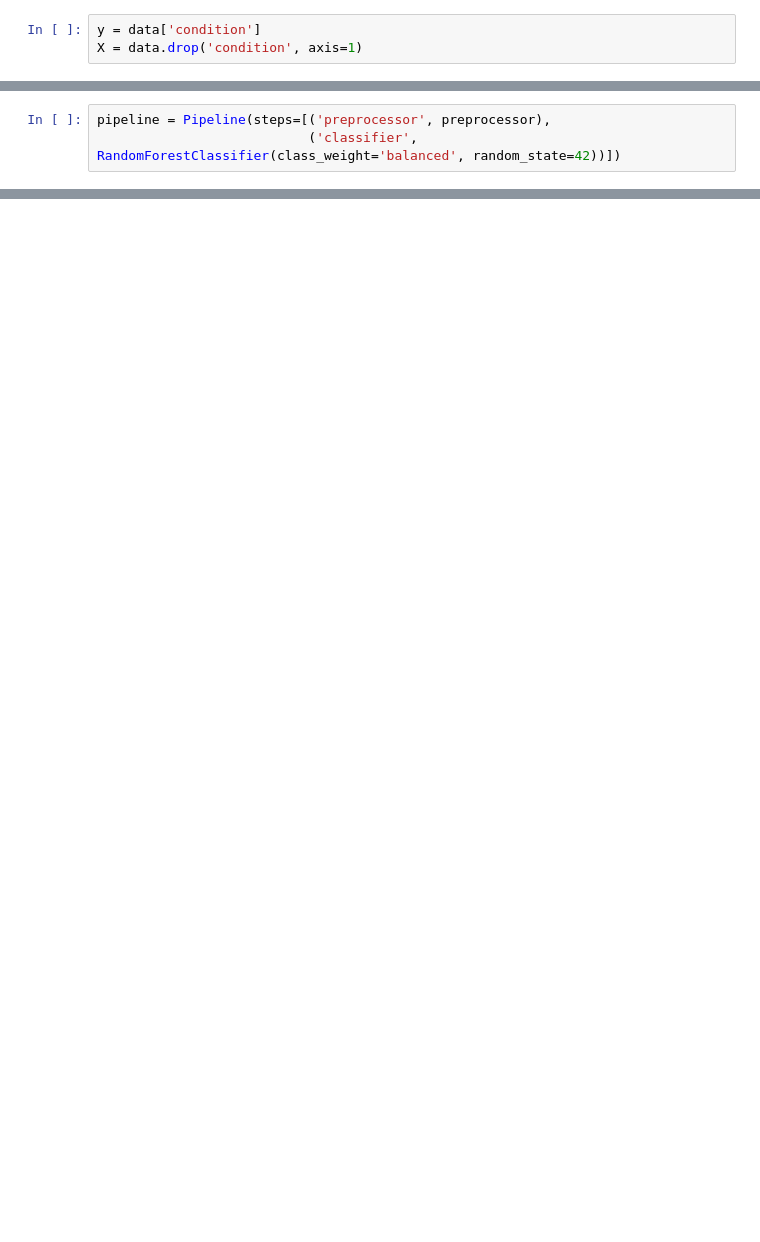
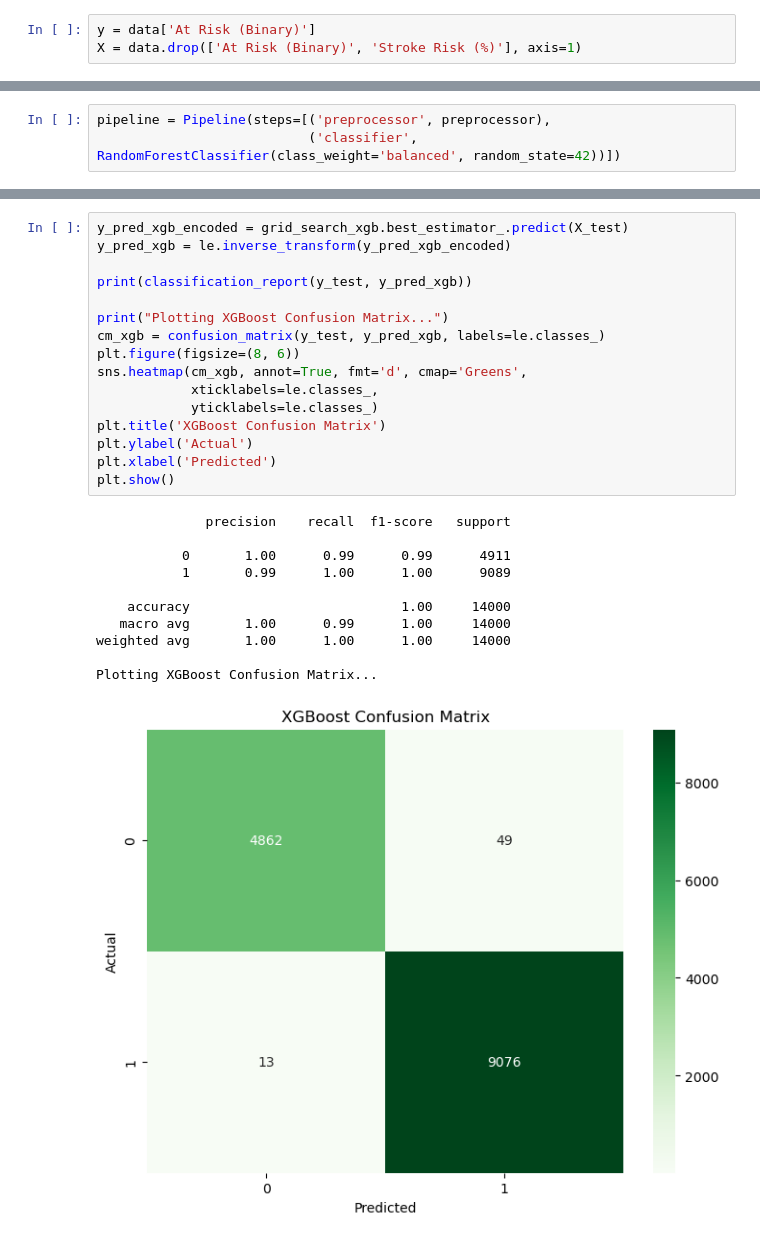
Before and after one commit to Jsphbloom/Medical-Diagnosis-ML, a Jupyter notebook: med_diag.ipynb, the cells around one changed output, grey strips where cells are left out. Drawn from its saved outputs; the diff is of its cells as text; blank space fills up the shorter version.

```diff
--- a/med_diag.ipynb
+++ b/med_diag.ipynb
@@ -82,7 +63,7 @@ condition            0
 dtype: int64
 # %%
-y = data['condition']
-X = data.drop('condition', axis=1)
+y = data['At Risk (Binary)']
+X = data.drop(['At Risk (Binary)', 'Stroke Risk (%)'], axis=1)
 # %%
 X_train, X_test, y_train, y_test = train_test_split(X, y, test_size=0.2, random_state=42, stratify=y)
 # %%
@@ -228,0 +205,28 @@ Best Hyperparameters: {'classifier__learning_rate': 0.1, 'classifier__max_depth'
+# %%
+y_pred_xgb_encoded = grid_search_xgb.best_estimator_.predict(X_test)
+y_pred_xgb = le.inverse_transform(y_pred_xgb_encoded)
+
+print(classification_report(y_test, y_pred_xgb))
+
+print("Plotting XGBoost Confusion Matrix...")
+cm_xgb = confusion_matrix(y_test, y_pred_xgb, labels=le.classes_)
+plt.figure(figsize=(8, 6))
+sns.heatmap(cm_xgb, annot=True, fmt='d', cmap='Greens',
+            xticklabels=le.classes_,
+            yticklabels=le.classes_)
+plt.title('XGBoost Confusion Matrix')
+plt.ylabel('Actual')
+plt.xlabel('Predicted')
+plt.show()
+# %% [output]
+              precision    recall  f1-score   support
+
+           0       1.00      0.99      0.99      4911
+           1       0.99      1.00      1.00      9089
+
+    accuracy                           1.00     14000
+   macro avg       1.00      0.99      1.00     14000
+weighted avg       1.00      1.00      1.00     14000
+
+Plotting XGBoost Confusion Matrix...
+[figure, added]
```
Also changed, not shown: parts of 9 cells of this notebook, 2 other files.
